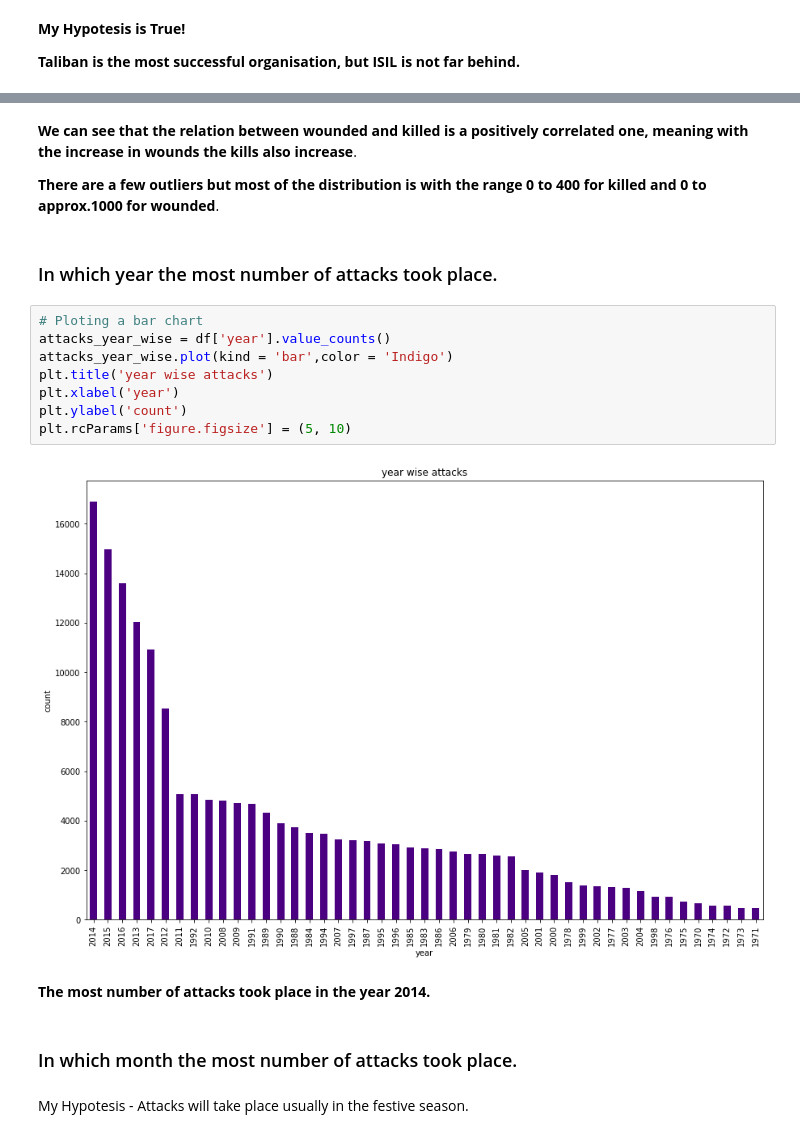
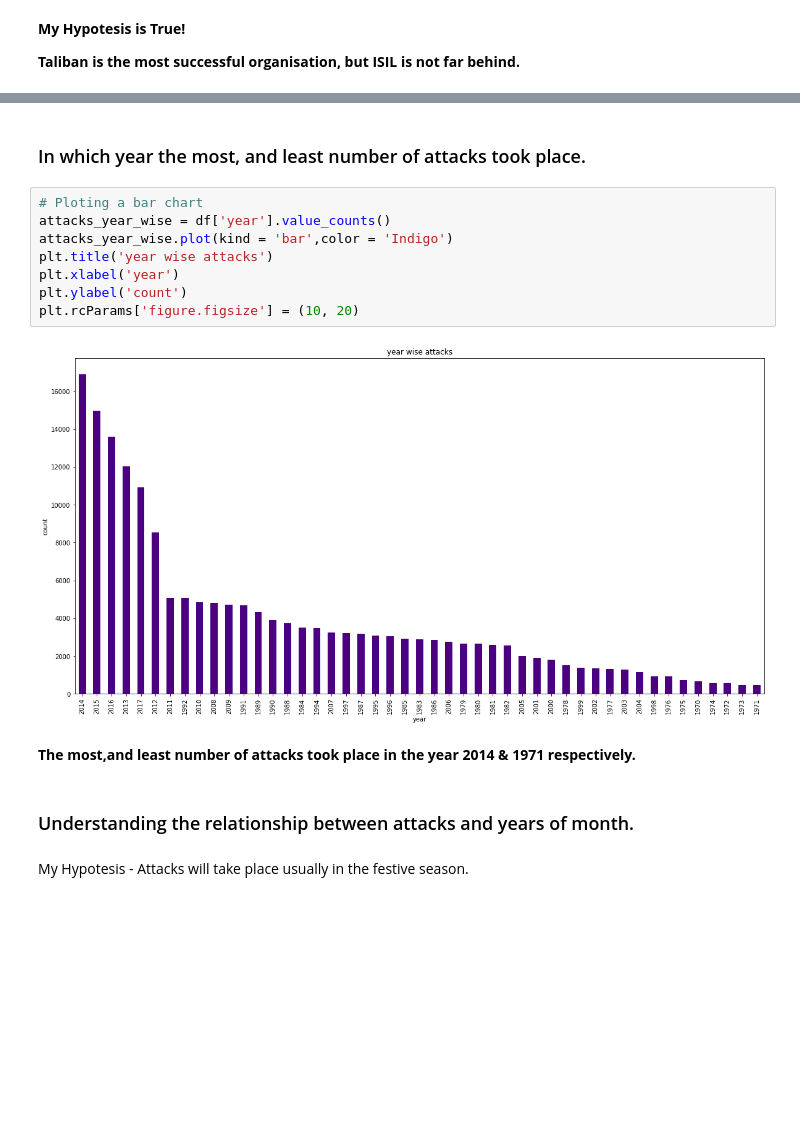
Before and after one commit to Shourya306/Global-Terrorism-EDA, a Jupyter notebook: Copy_of_Global_Terrorism_Analysis_Capstone_Project.ipynb, the cells around one changed output, grey strips where cells are left out. Drawn from its saved outputs; the diff is of its cells as text; blank space fills up the shorter version.

```diff
--- a/Copy_of_Global_Terrorism_Analysis_Capstone_Project.ipynb
+++ b/Copy_of_Global_Terrorism_Analysis_Capstone_Project.ipynb
@@ -417,23 +455,19 @@ sns.jointplot(x = 'filled_wounded', y = 'filled_killed', data = df,kind = 'reg')
-# %% [markdown]
-**We can see that the relation between wounded and killed is a positively correlated one, meaning with the increase in wounds the kills also increase**.
-
-**There are a few outliers but most of the distribution is with the range 0 to 400 for killed and 0 to approx.1000 for wounded**.
 # %% [markdown]
-### In which year the most number of attacks took place.
+### In which year the most, and least number of attacks took place.
 # %%
 # Ploting a bar chart
 attacks_year_wise = df['year'].value_counts()
 attacks_year_wise.plot(kind = 'bar',color = 'Indigo')
 plt.title('year wise attacks')
 plt.xlabel('year')
 plt.ylabel('count')
-plt.rcParams['figure.figsize'] = (5, 10)
+plt.rcParams['figure.figsize'] = (10, 20)
 # %% [output]
-[figure, old version]
+[figure, new version]
 # %% [markdown]
- **The most number of attacks took place in the year 2014.**
+ **The most,and least number of attacks took place in the year 2014 & 1971 respectively.**
-# %% [markdown]
-### In which month the most number of attacks took place.
+# %% [markdown]
+### Understanding the relationship between attacks and years of month.
 # %% [markdown]
 My Hypotesis - Attacks will take place usually in the festive season.
 # %%
```
Also changed, not shown: parts of 61 cells of this notebook.
